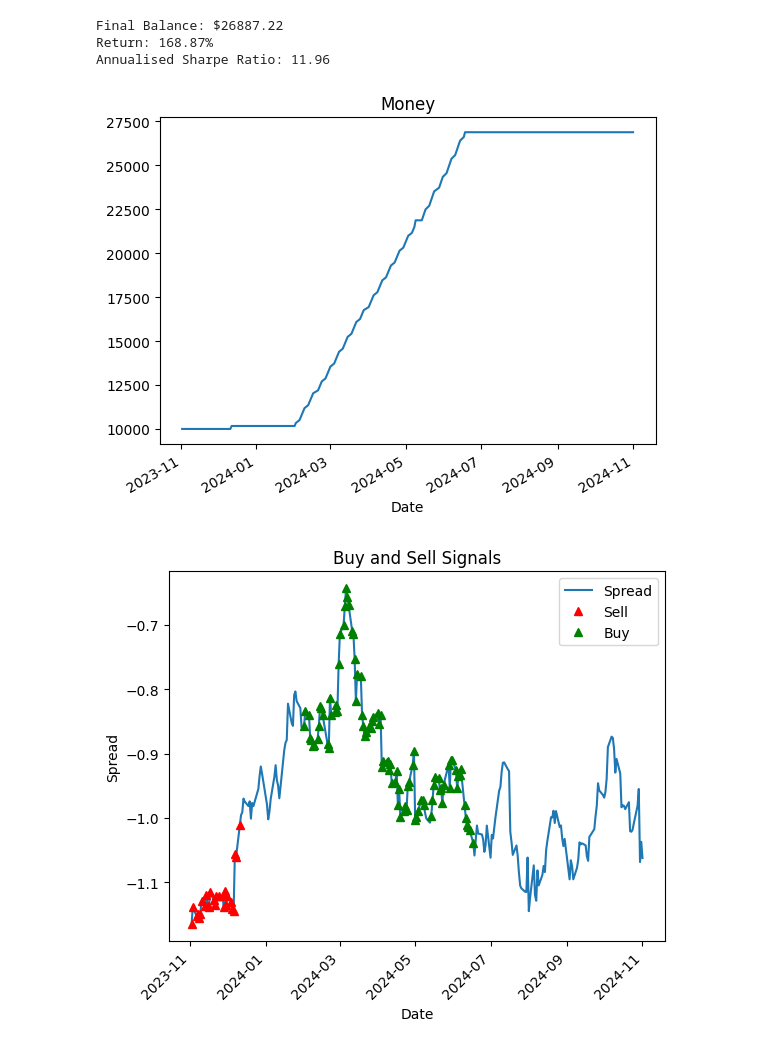
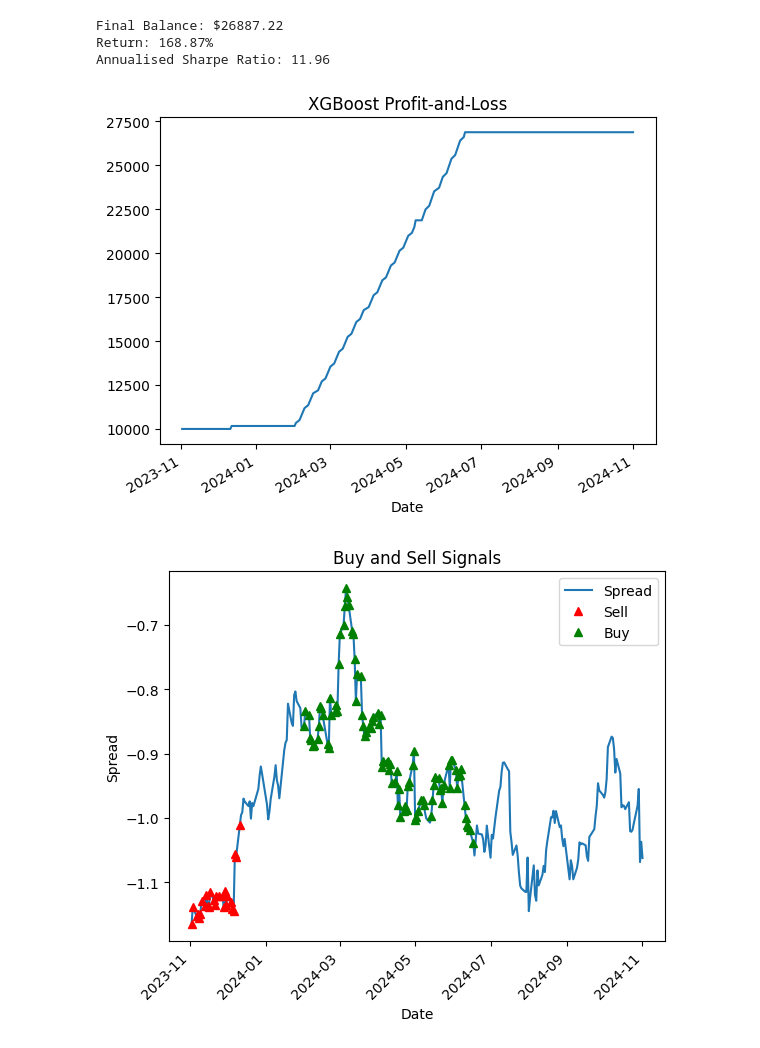
Before and after one commit to JulianneCai/simple-pairs-trading, a Jupyter notebook: main.ipynb, the cells around one changed output. Cells and saved outputs as stored; diff of their text form; code cells hidden in the pictures.

```diff
--- a/main.ipynb
+++ b/main.ipynb
@@ -263,10 +224,10 @@ Return: 168.87%
 Annualised Sharpe Ratio: 11.96
 # %%
 xgb_results['money'].plot()
-plt.title('Money')
+plt.title('XGBoost Profit-and-Loss')
 plt.show()
 # %% [output]
-[figure, old version]
+[figure, new version]
 # %%
 trader.plot_buy_sell(y_test, xgb_results)
 # %% [output]
```
Also changed, not shown: parts of 10 cells of this notebook.
